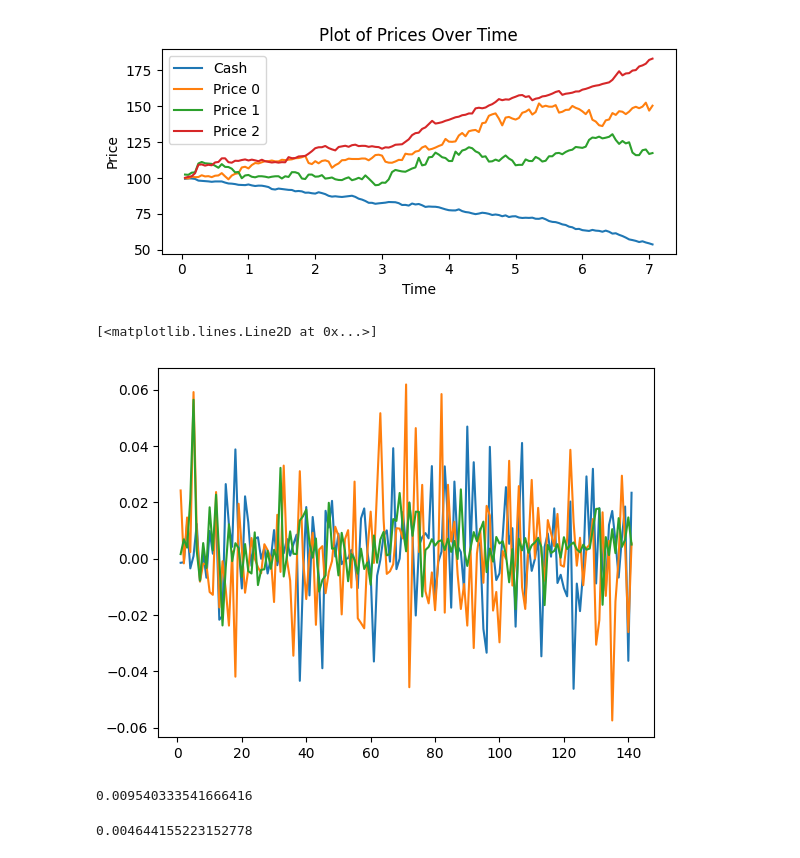
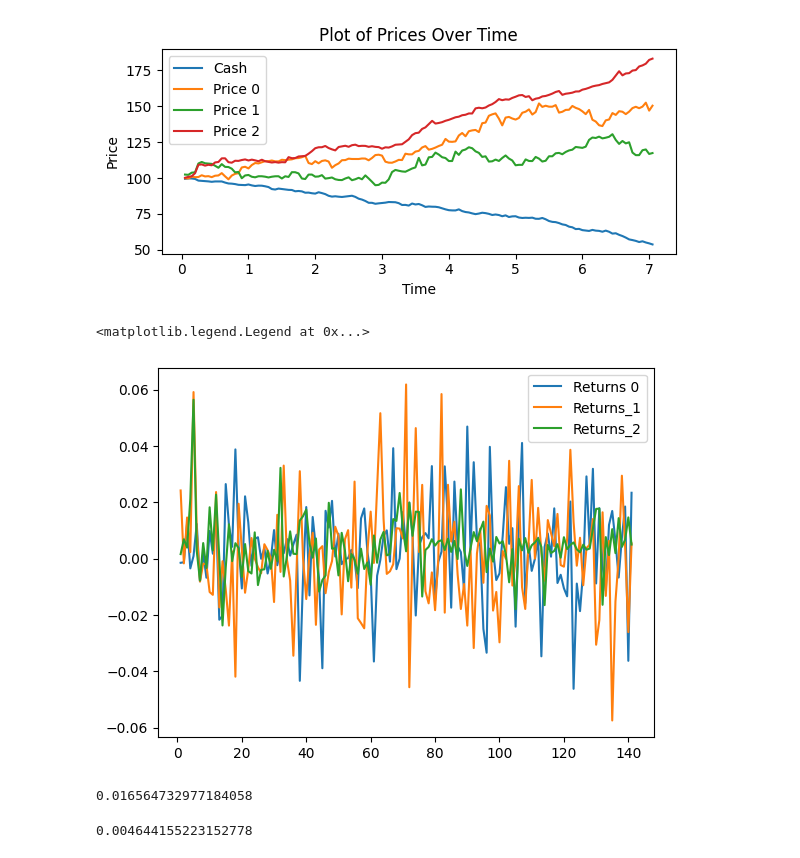
Before and after one commit to Matteus1904/portfolio_opt_regelum, a Jupyter notebook: experiments.ipynb, the cells around one changed output. Saved outputs shown, nothing was run; the diff lists cells and outputs as text; code cells hidden in the pictures.

```diff
--- a/experiments.ipynb
+++ b/experiments.ipynb
@@ -130,14 +130,15 @@ plt.show()
 # %%
 plt.plot(history_sim.returns_0)
 plt.plot(history_sim.returns_1)
 plt.plot(history_sim.returns_2)
+plt.legend(('Returns 0', 'Returns_1', 'Returns_2'))
 # %% [output]
-[<matplotlib.lines.Line2D at 0x...>]
+<matplotlib.legend.Legend at 0x...>
-[figure, old version]
+[figure, new version]
 # %%
-np.std(history_sim.returns_2)
+np.std(history_sim.returns_0)
 # %% [output]
-0.009540333541666416
+0.016564732977184058
 # %%
 np.std(history_0.returns_0)
 # %% [output]
```
Also changed, not shown: parts of 9 cells of this notebook, 25 other files.
